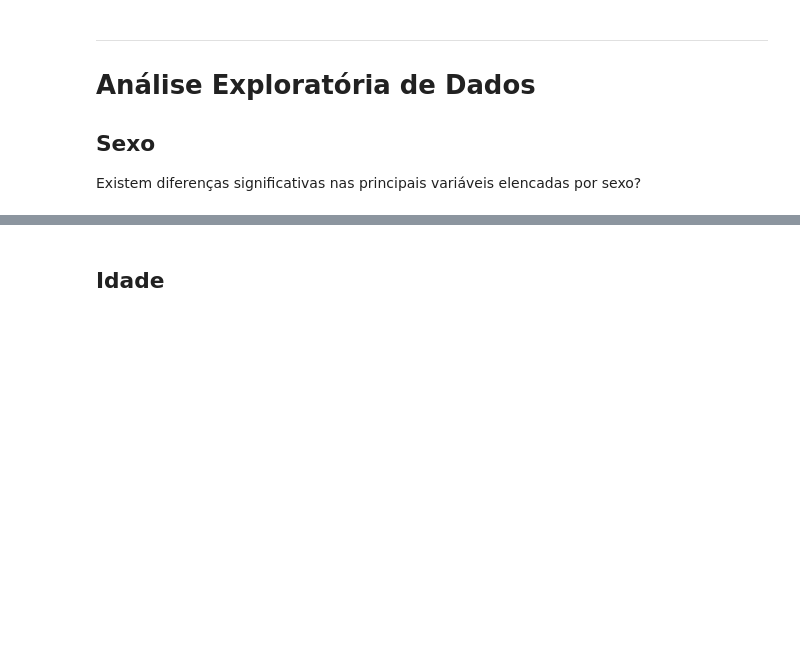
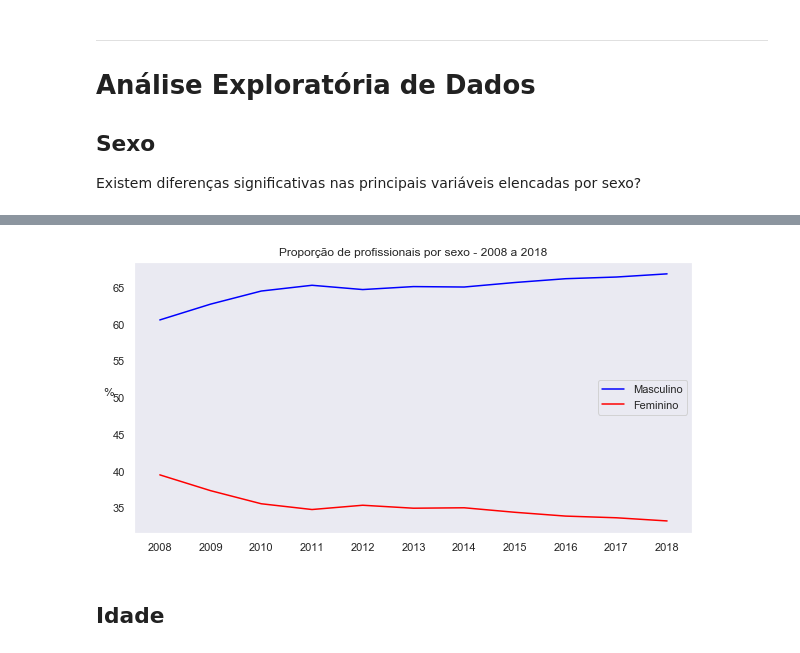
Before and after one commit to neylsoncrepalde/diversidade_mercado_ia, a Jupyter notebook: src/exploratoria.ipynb, the cells around one changed output, grey strips where cells are left out. Cells and saved outputs as stored; diff of their text form; code cells hidden in the pictures; blank space fills up the shorter version.

```diff
--- a/src/exploratoria.ipynb
+++ b/src/exploratoria.ipynb
@@ -192,3 +201,20 @@ Name: Sexo Trabalhador, dtype: float64
+# %%
+prop_sexom = []
+prop_sexof = []
+for ano in range(2008, 2019):
+    prop_sexom.append((sud.loc[(sud.Ano == ano), 'Sexo Trabalhador'].value_counts()[0] / sud.loc[(sud.Ano == ano), 'Sexo Trabalhador'].value_counts().sum())*100)
+    prop_sexof.append((sud.loc[(sud.Ano == ano), 'Sexo Trabalhador'].value_counts()[1] / sud.loc[(sud.Ano == ano), 'Sexo Trabalhador'].value_counts().sum())*100)
+# %%
+plt.figure(figsize=(10,5))
+plt.plot(np.array(list(range(2008, 2019))), prop_sexom, c='blue', label='Masculino')
+plt.plot(np.array(list(range(2008, 2019))), prop_sexof, c='red', label='Feminino')
+plt.title("Proporção de profissionais por sexo - 2008 a 2018")
+plt.ylabel("%", rotation=0)
+plt.legend()
+plt.xticks(np.array(list(range(2008, 2019))))
+plt.show()
+# %% [output]
+[figure, added]
 # %% [markdown]
 ## Idade
 # %%
```
Also changed, not shown: parts of 17 cells of this notebook.
